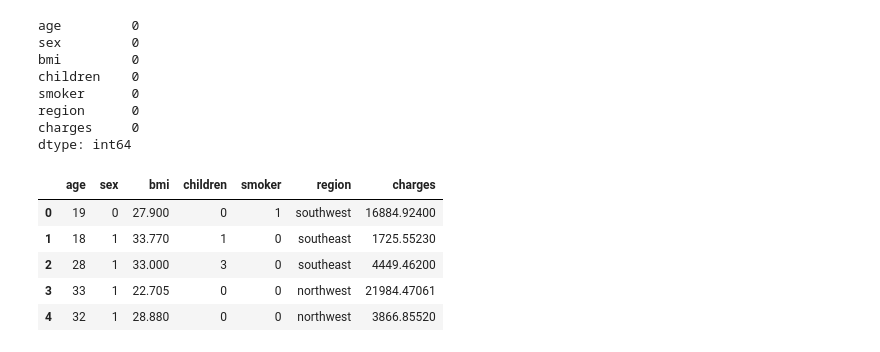
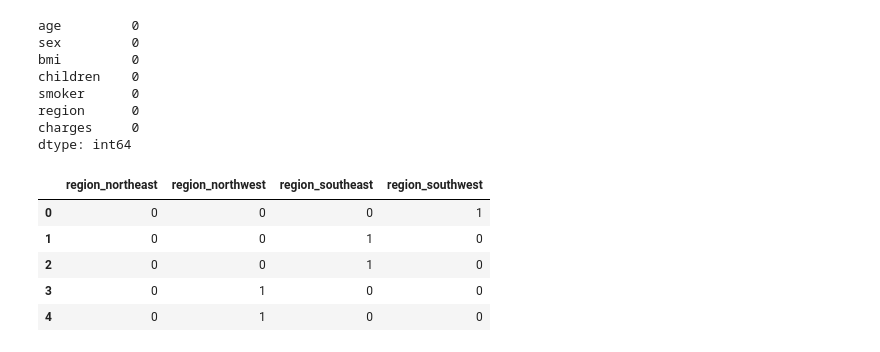
Before and after one commit to logickoff123/avtomatic, a Jupyter notebook: machine_lerning/dz1_1.ipynb, the cells around one changed output. Drawn from its saved outputs; the diff is of its cells as text; code cells hidden in the pictures.

```diff
--- a/machine_lerning/dz1_1.ipynb
+++ b/machine_lerning/dz1_1.ipynb
@@ -33,9 +30,0 @@ data['smoker'] = data["smoker"].str.replace('no','0')
-# %%
-data.head()
-# %% [output]
-|  | age | sex | bmi | children | smoker | region | charges |
-| 0 | 19 | 0 | 27.900 | 0 | 1 | southwest | 16884.92400 |
-| 1 | 18 | 1 | 33.770 | 1 | 0 | southeast | 1725.55230 |
-| 2 | 28 | 1 | 33.000 | 3 | 0 | southeast | 4449.46200 |
-| 3 | 33 | 1 | 22.705 | 0 | 0 | northwest | 21984.47061 |
-| 4 | 32 | 1 | 28.880 | 0 | 0 | northwest | 3866.85520 |
@@ -41,0 +39,10 @@ data.head()
+# %%
+region_cols = pd.get_dummies(data['region'], prefix='region', dtype=int)
+region_cols.head()
+# %% [output]
+|  | region_northeast | region_northwest | region_southeast | region_southwest |
+| 0 | 0 | 0 | 0 | 1 |
+| 1 | 0 | 0 | 1 | 0 |
+| 2 | 0 | 0 | 1 | 0 |
+| 3 | 0 | 1 | 0 | 0 |
+| 4 | 0 | 1 | 0 | 0 |
```
Also changed, not shown: parts of 17 cells of this notebook, 7 other files.
